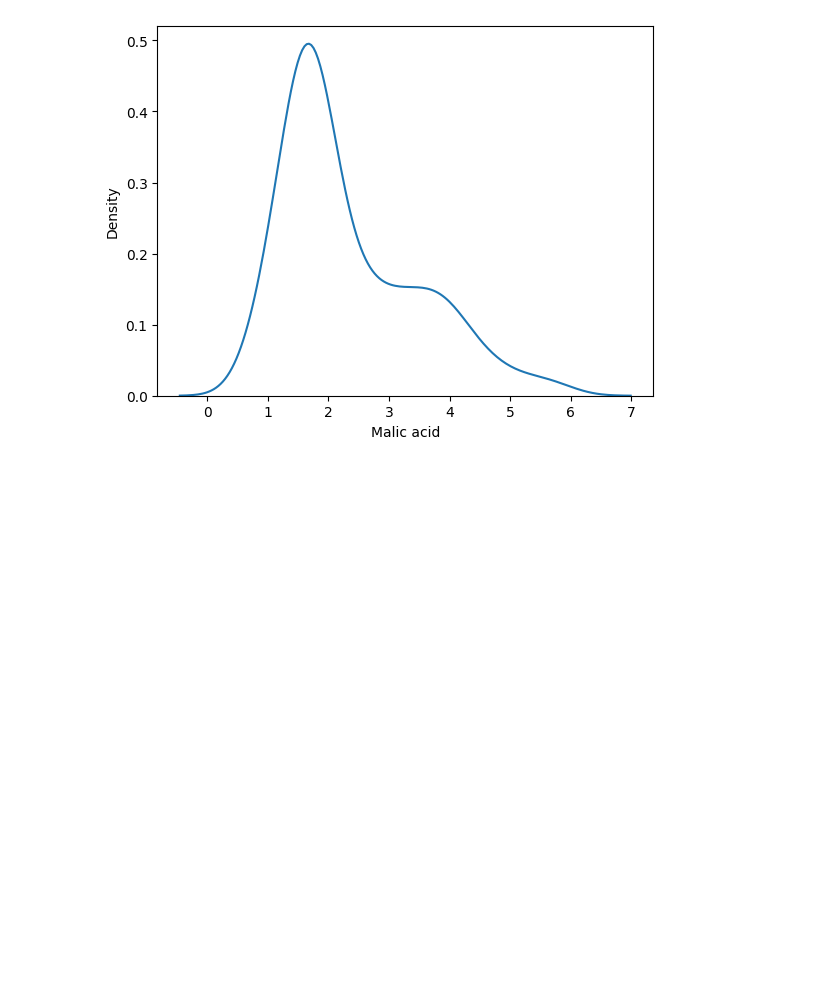
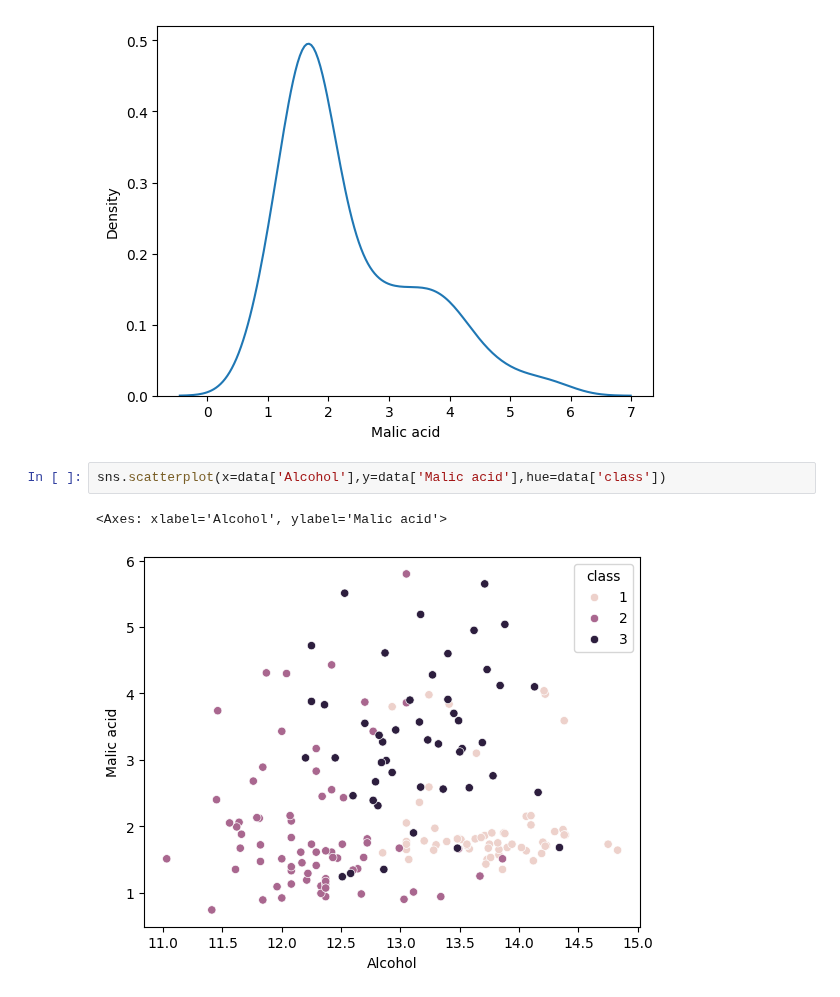
Before and after one commit to VyshnaviKarakatla/machine_learning-notebooks, a Jupyter notebook: 06_normalization.ipynb, the cells around one changed output. Cells and saved outputs as stored; diff of their text form; blank space fills up the shorter version.

```diff
--- a/06_normalization.ipynb
+++ b/06_normalization.ipynb
@@ -33,3 +33,8 @@ sns.kdeplot(data['Malic acid'])
 # %% [output]
 <Axes: xlabel='Malic acid', ylabel='Density'>
 [figure]
+# %%
+sns.scatterplot(x=data['Alcohol'],y=data['Malic acid'],hue=data['class'])
+# %% [output]
+<Axes: xlabel='Alcohol', ylabel='Malic acid'>
+[figure, added]
```
